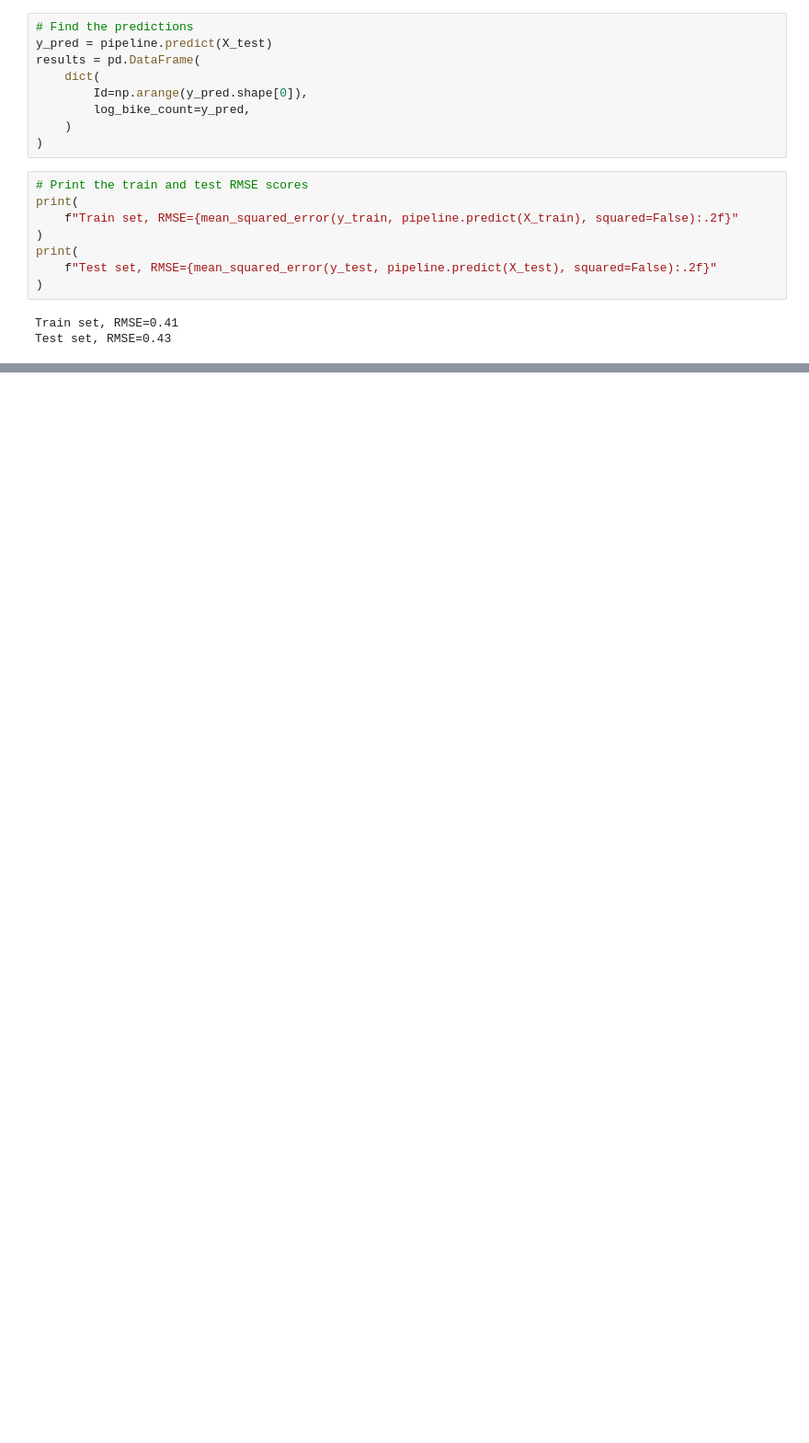
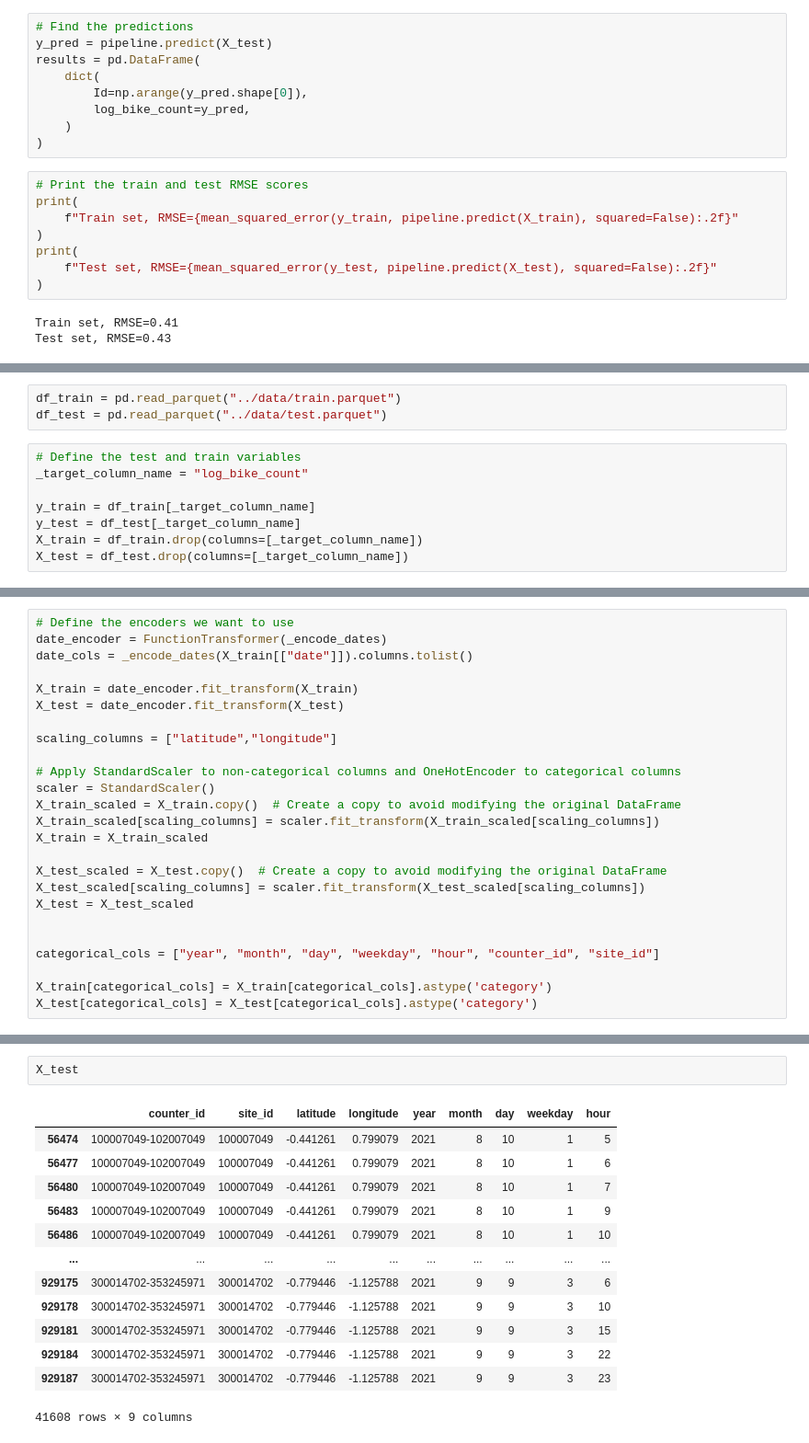
Before and after one commit to benjamincerf57/Predicting-bike-traffic-in-Paris, a Jupyter notebook: travail_Ben/fichier_work_Ben.ipynb, the cells around one changed output, grey strips where cells are left out. Shown at 92% size. Saved outputs shown, nothing was run; the diff lists cells and outputs as text; blank space fills up the shorter version.

```diff
--- a/travail_Ben/fichier_work_Ben.ipynb
+++ b/travail_Ben/fichier_work_Ben.ipynb
@@ -234,0 +568,11 @@ Test set, RMSE=0.43
+# %%
+df_train = pd.read_parquet("../data/train.parquet")
+df_test = pd.read_parquet("../data/test.parquet")
+# %%
+# Define the test and train variables
+_target_column_name = "log_bike_count"
+
+y_train = df_train[_target_column_name]
+y_test = df_test[_target_column_name]
+X_train = df_train.drop(columns=[_target_column_name])
+X_test = df_test.drop(columns=[_target_column_name])
@@ -234,0 +582,25 @@ Test set, RMSE=0.43
+# %%
+# Define the encoders we want to use
+date_encoder = FunctionTransformer(_encode_dates)
+date_cols = _encode_dates(X_train[["date"]]).columns.tolist()
+
+X_train = date_encoder.fit_transform(X_train)
+X_test = date_encoder.fit_transform(X_test)
+
+scaling_columns = ["latitude","longitude"]
+
+# Apply StandardScaler to non-categorical columns and OneHotEncoder to categorical columns
+scaler = StandardScaler()
+X_train_scaled = X_train.copy()  # Create a copy to avoid modifying the original DataFrame
+X_train_scaled[scaling_columns] = scaler.fit_transform(X_train_scaled[scaling_columns])
+X_train = X_train_scaled
+
+X_test_scaled = X_test.copy()  # Create a copy to avoid modifying the original DataFrame
+X_test_scaled[scaling_columns] = scaler.fit_transform(X_test_scaled[scaling_columns])
+X_test = X_test_scaled
+
+
+categorical_cols = ["year", "month", "day", "weekday", "hour", "counter_id", "site_id"]
+
+X_train[categorical_cols] = X_train[categorical_cols].astype('category')
+X_test[categorical_cols] = X_test[categorical_cols].astype('category')
@@ -234,0 +659,16 @@ Test set, RMSE=0.43
+# %%
+X_test
+# %% [output]
+|  | counter_id | site_id | latitude | longitude | year | month | day | weekday | hour |
+| 56474 | 100007049-102007049 | 100007049 | -0.441261 | 0.799079 | 2021 | 8 | 10 | 1 | 5 |
+| 56477 | 100007049-102007049 | 100007049 | -0.441261 | 0.799079 | 2021 | 8 | 10 | 1 | 6 |
+| 56480 | 100007049-102007049 | 100007049 | -0.441261 | 0.799079 | 2021 | 8 | 10 | 1 | 7 |
+| 56483 | 100007049-102007049 | 100007049 | -0.441261 | 0.799079 | 2021 | 8 | 10 | 1 | 9 |
+| 56486 | 100007049-102007049 | 100007049 | -0.441261 | 0.799079 | 2021 | 8 | 10 | 1 | 10 |
+| ... | ... | ... | ... | ... | ... | ... | ... | ... | ... |
+| 929175 | 300014702-353245971 | 300014702 | -0.779446 | -1.125788 | 2021 | 9 | 9 | 3 | 6 |
+| 929178 | 300014702-353245971 | 300014702 | -0.779446 | -1.125788 | 2021 | 9 | 9 | 3 | 10 |
+| 929181 | 300014702-353245971 | 300014702 | -0.779446 | -1.125788 | 2021 | 9 | 9 | 3 | 15 |
+| 929184 | 300014702-353245971 | 300014702 | -0.779446 | -1.125788 | 2021 | 9 | 9 | 3 | 22 |
+| 929187 | 300014702-353245971 | 300014702 | -0.779446 | -1.125788 | 2021 | 9 | 9 | 3 | 23 |
+41608 rows × 9 columns
```
Also changed, not shown: parts of 83 cells of this notebook.
